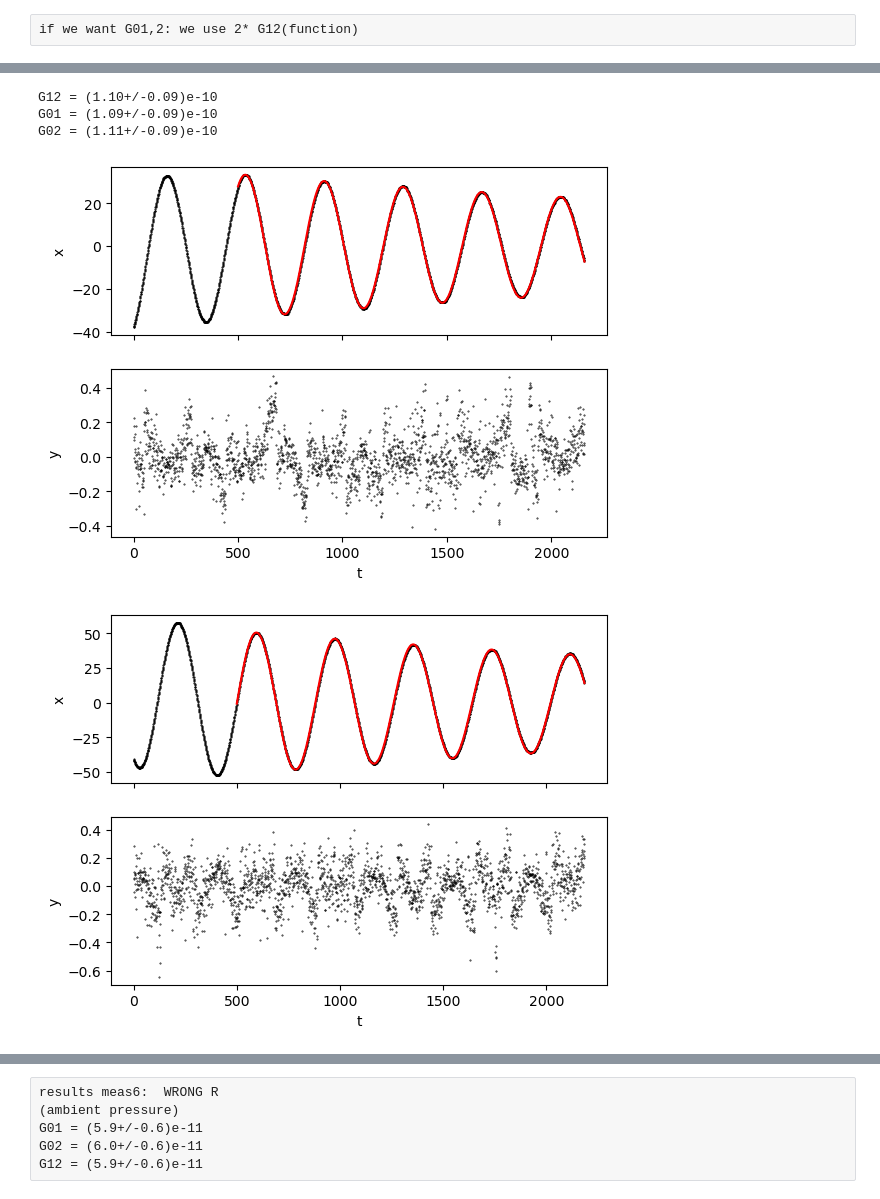
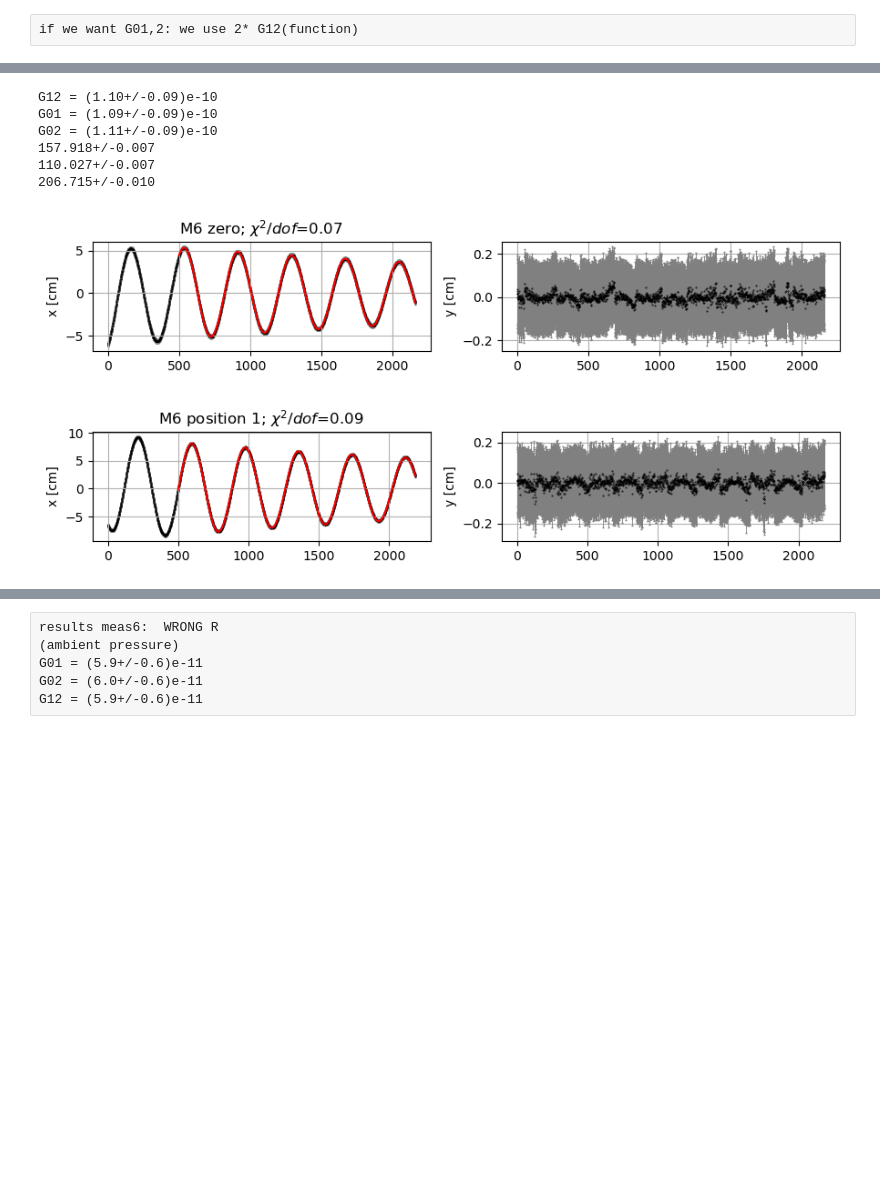
Before and after one commit to lucasruppert/GravCon, a Jupyter notebook: grav_con_m6_bigger_smasses.ipynb, the cells around one changed output, grey strips where cells are left out. Cells and saved outputs as stored; diff of their text form; code cells hidden in the pictures; blank space fills up the shorter version.

```diff
--- a/grav_con_m6_bigger_smasses.ipynb
+++ b/grav_con_m6_bigger_smasses.ipynb
@@ -120,7 +162,7 @@ def G_12(r, theta1, theta2, T, conversion_factor):
 if we want G01,2: we use 2* G12(function)
 # %%
 #get period T0
-T =  2*np.pi/fit(*np.loadtxt('m7/m7_p0.txt', skiprows=2, unpack=True), cutoff=500)[2]
+T =  2*np.pi/fit(*np.loadtxt('m7/m7_p0.txt', skiprows=2, unpack=True),'t', cutoff=500)[2]
 print('period from zero measurement = ', T)
 # %% [output]
 period from zero measurement =  377.328+/-0.016
@@ -128,25 +169,33 @@ period from zero measurement =  377.328+/-0.016
 # %%
 #T = ufloat(379.9587037978669, 0) # mean of both, in principle we have zero measurement for full glory
 #fit: T0, dtheta1, dtheta2
 #theta1=unp.uarray(1042.074833852749, 0 ) #conversion factor for vid setup 1 in cm/'m'. used squared addition here
 #theta2=unp.uarray(1249.6597283089984, 0)
-theta0 = fit(*np.loadtxt('m7/m7_p0.txt', skiprows=2, unpack=True), cutoff=500)[4]
-theta1 = fit(*np.loadtxt('m6/m6_p1_r1.txt', skiprows=2, unpack=True), cutoff=500)[4]
-theta2 = fit(*np.loadtxt('m6/m6_p2_r1.txt', skiprows=2, unpack=True), cutoff=500)[4]
+conv = conversion(h1,h2)
+theta0 = fit(*np.loadtxt('m7/m7_p0.txt', skiprows=2, unpack=True), 'M6 zero', cutoff=500, plot=True)[4]
+theta1 = fit(*np.loadtxt('m6/m6_p1_r1.txt', skiprows=2, unpack=True), 'M6 position 1', cutoff=500, plot=True)[4]
+theta2 = fit(*np.loadtxt('m6/m6_p2_r1.txt', skiprows=2, unpack=True), 'M6 postion 2', cutoff=500, plot=True)[4]
 
 #REMEMBER TO ADJUST R:
 R1 = 0.083
 
 delta_r = 0.0
 r = unp.uarray( R1  + delta_r, 0.003)
 
 conversion_factor =conversion(h1,h2)
 print('G12 =',G_12(r, theta1, theta2, T, conversion_factor)) # *2 for G01,2
 print('G01 =',G_12(r, theta1, theta0, T, conversion_factor)*2)
 print('G02 =',G_12(r, theta0, theta2, T, conversion_factor)*2)
+
+print(theta0)
+print(theta1)
+print(theta2)
 # %% [output]
 G12 = (1.10+/-0.09)e-10
 G01 = (1.09+/-0.09)e-10
 G02 = (1.11+/-0.09)e-10
+157.918+/-0.007
+110.027+/-0.007
+206.715+/-0.010
-[figure, old version]
+[figure, new version]
-[figure, old version]
+[figure, new version]
```
Also changed, not shown: parts of 3 cells of this notebook, 4 other files.
